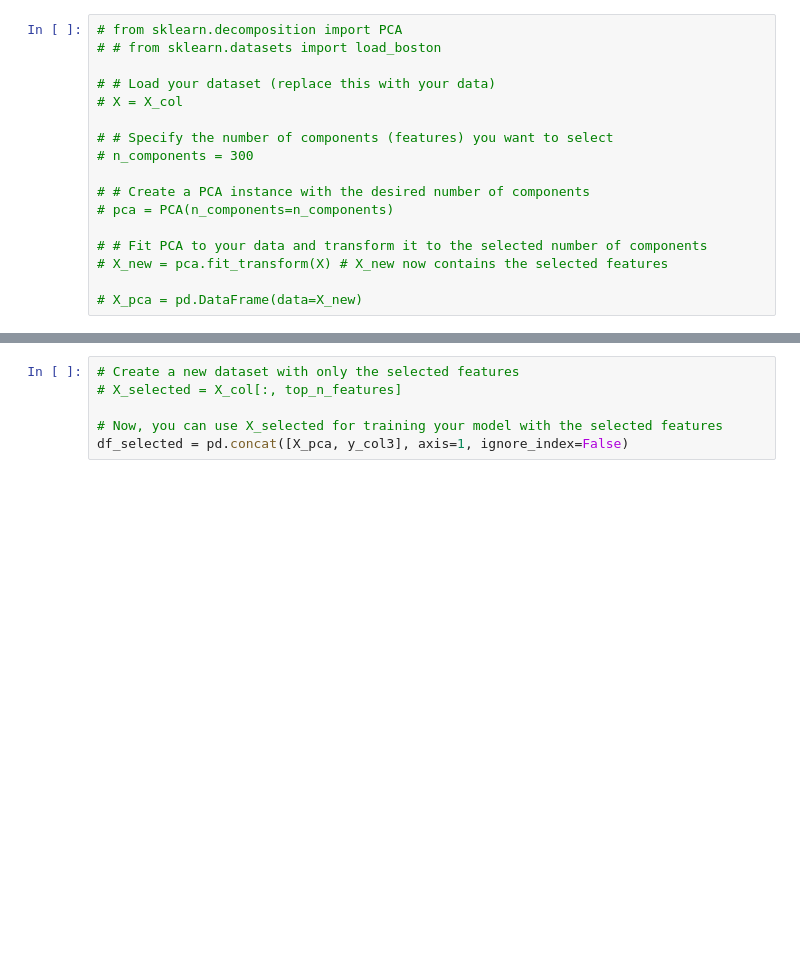
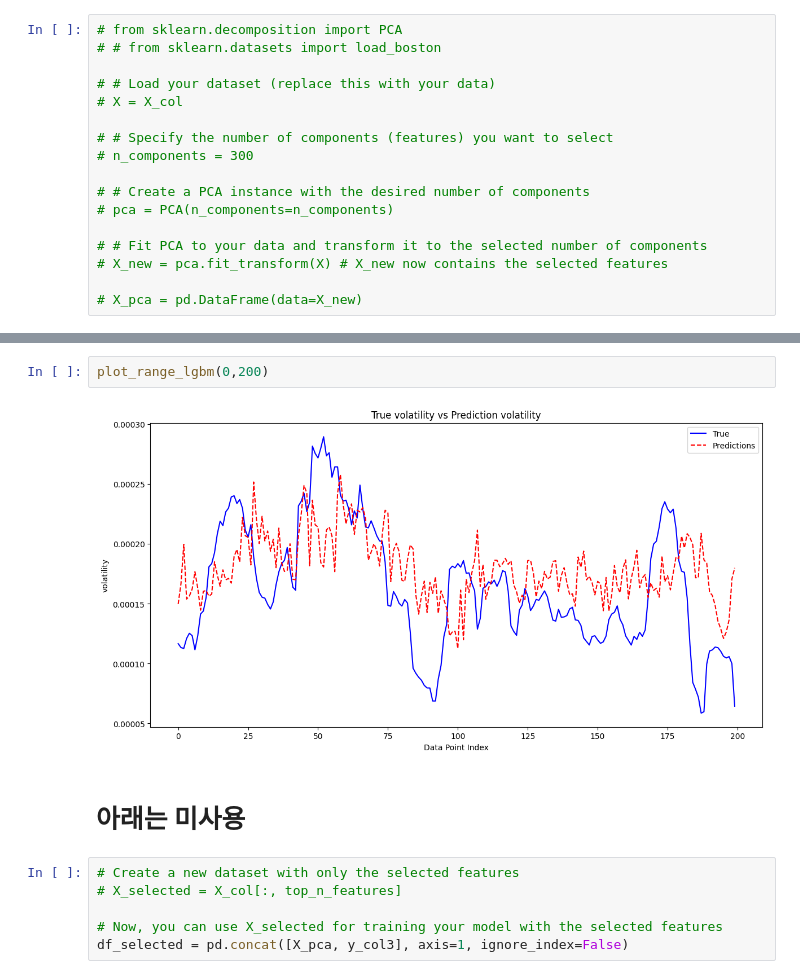
Before and after one commit to TradingMachineProject/preprocessing, a Jupyter notebook: models/C4_ML_models_231008.ipynb, the cells around one changed output, grey strips where cells are left out. Drawn from its saved outputs; the diff is of its cells as text; blank space fills up the shorter version.

```diff
--- a/models/C4_ML_models_231008.ipynb
+++ b/models/C4_ML_models_231008.ipynb
@@ -409,3 +279,9 @@ NameError: name 'top_n_features' is not defined
+# %%
+plot_range_lgbm(0,200)
+# %% [output]
+[figure, added]
+# %% [markdown]
+# 아래는 미사용
 # %%
 # Create a new dataset with only the selected features
 # X_selected = X_col[:, top_n_features]
```
Also changed, not shown: parts of 30 cells of this notebook, 1 other file.
